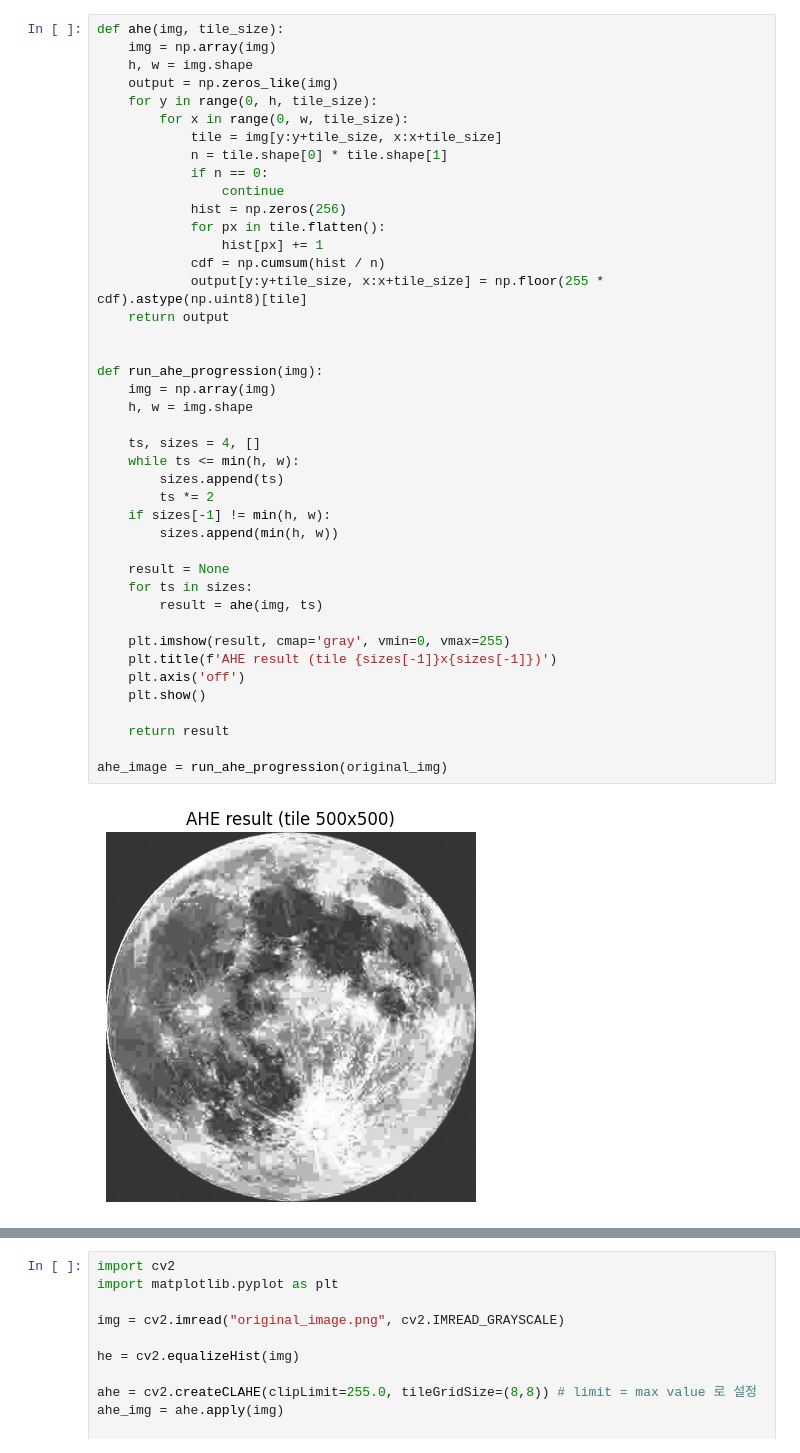
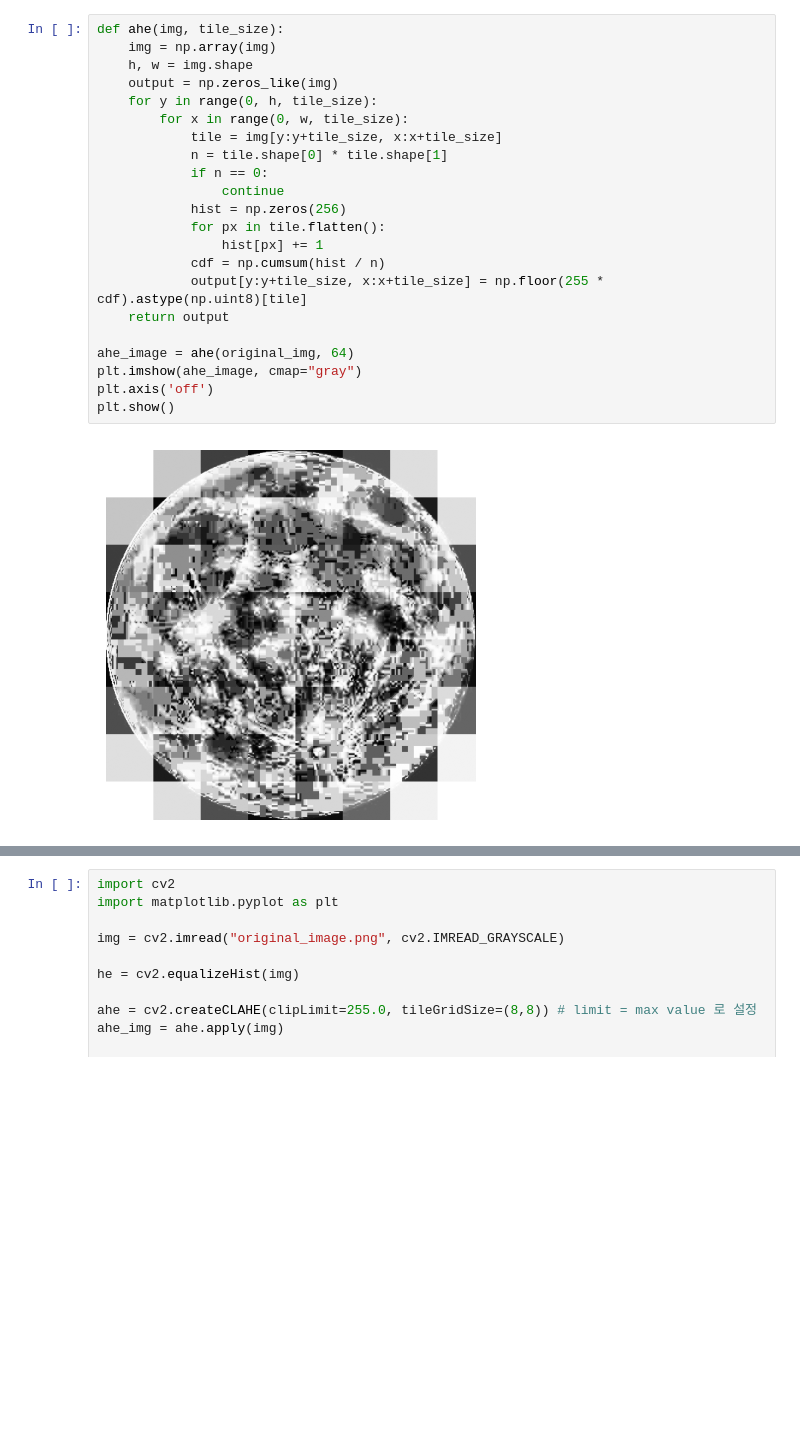
Before and after one commit to Johyeonwoooooooo/Algorithm, a Jupyter notebook: computer_graphics_assignment/equalization.ipynb, the cells around one changed output, grey strips where cells are left out. Drawn from its saved outputs; the diff is of its cells as text; blank space fills up the shorter version.

```diff
--- a/computer_graphics_assignment/equalization.ipynb
+++ b/computer_graphics_assignment/equalization.ipynb
@@ -30,47 +32,27 @@ plt.imshow(he_image, cmap='gray')
 # %%
 def ahe(img, tile_size):
     img = np.array(img)
     h, w = img.shape
     output = np.zeros_like(img)
     for y in range(0, h, tile_size):
         for x in range(0, w, tile_size):
             tile = img[y:y+tile_size, x:x+tile_size]
             n = tile.shape[0] * tile.shape[1]
             if n == 0:
                 continue
             hist = np.zeros(256)
             for px in tile.flatten():
                 hist[px] += 1
             cdf = np.cumsum(hist / n)
             output[y:y+tile_size, x:x+tile_size] = np.floor(255 * cdf).astype(np.uint8)[tile]
     return output
 
-
-def run_ahe_progression(img):
-    img = np.array(img)
-    h, w = img.shape
-
-    ts, sizes = 4, []
-    while ts <= min(h, w):
-        sizes.append(ts)
-        ts *= 2
-    if sizes[-1] != min(h, w):
-        sizes.append(min(h, w))
-
-    result = None
-    for ts in sizes:
-        result = ahe(img, ts)
-
-    plt.imshow(result, cmap='gray', vmin=0, vmax=255)
-    plt.title(f'AHE result (tile {sizes[-1]}x{sizes[-1]})')
-    plt.axis('off')
-    plt.show()
-
-    return result
-
-ahe_image = run_ahe_progression(original_img)
+ahe_image = ahe(original_img, 64)
+plt.imshow(ahe_image, cmap="gray")
+plt.axis('off')
+plt.show()
 # %% [output]
-[figure, old version]
+[figure, new version]
 # %%
 def clahe(img, tile_size=64, clip_limit=40.0):
     img = np.array(img)
```
Also changed, not shown: parts of 4 cells of this notebook.
